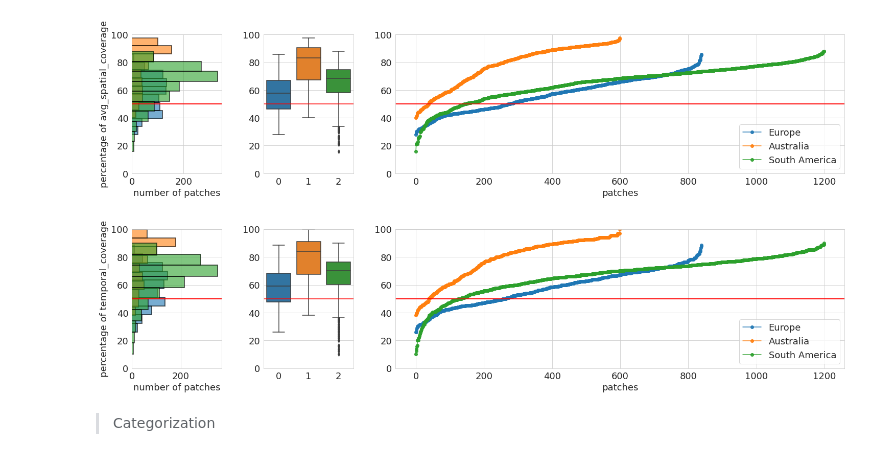
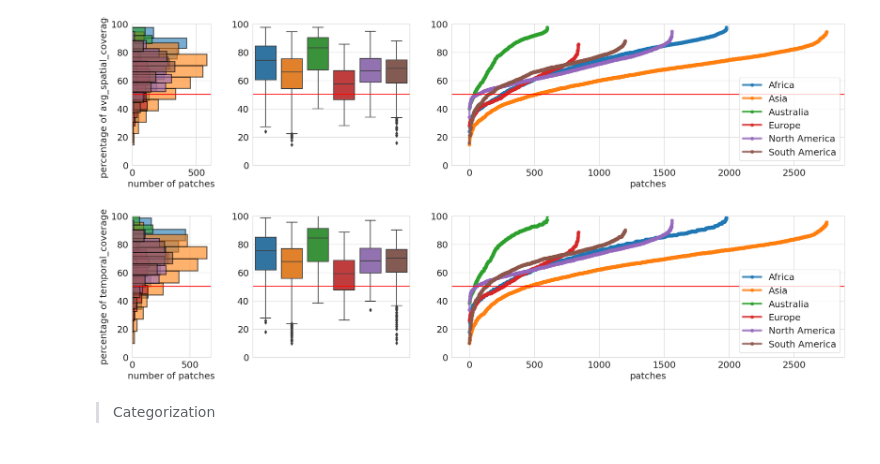
Before and after one commit to fmenat/SITS_S2Coverage, a Jupyter notebook: s2coverage_landcovernet.ipynb, the cells around one changed output. Cells and saved outputs as stored; diff of their text form; code cells hidden in the pictures.

Commit message:
landcovernet full and final version updated

```diff
--- a/s2coverage_landcovernet.ipynb
+++ b/s2coverage_landcovernet.ipynb
@@ -47,9 +11,16 @@ plt.rcParams.update({'font.size': 18})
 import pandas as pd
 from src.visualization.plots import plot_coverage_order
 
-df_stats_eu = pd.read_csv(f"{input_dir}/landcovernet_eu/assesment_spat_50_temp_50_sel_000102040506071011.csv", index_col=0)
-df_stats_au = pd.read_csv(f"{input_dir}/landcovernet_au/assesment_spat_50_temp_50_sel_000102040506071011.csv", index_col=0)
-df_stats_sa = pd.read_csv(f"{input_dir}/landcovernet_sa/assesment_spat_50_temp_50_sel_000102040506071011.csv", index_col=0)
+thres = 50
+df_stats_af = pd.read_csv(f"{input_dir}/landcovernet_af/assesment_spat_{thres}_temp_{thres}_sel_000102040506071011.csv", index_col=0)
+df_stats_as = pd.read_csv(f"{input_dir}/landcovernet_as/assesment_spat_{thres}_temp_{thres}_sel_000102040506071011.csv", index_col=0)
+df_stats_au = pd.read_csv(f"{input_dir}/landcovernet_au/assesment_spat_{thres}_temp_{thres}_sel_000102040506071011.csv", index_col=0)
+df_stats_eu = pd.read_csv(f"{input_dir}/landcovernet_eu/assesment_spat_{thres}_temp_{thres}_sel_000102040506071011.csv", index_col=0)
+df_stats_na = pd.read_csv(f"{input_dir}/landcovernet_na/assesment_spat_{thres}_temp_{thres}_sel_000102040506071011.csv", index_col=0)
+df_stats_sa = pd.read_csv(f"{input_dir}/landcovernet_sa/assesment_spat_{thres}_temp_{thres}_sel_000102040506071011.csv", index_col=0)
+
+#stack all
+df_stats_global = pd.concat([df_stats_af,df_stats_as,df_stats_au,df_stats_eu,df_stats_na,df_stats_sa])
 
 df_stats_eu.head()
 # %% [output]
@@ -61,18 +32,20 @@ df_stats_eu.head()
 | 30SWH_03 | 71 | 50 | 62.431808 | 46 | 64.788732 | ... |
 | 30SWH_04 | 71 | 47 | 59.777488 | 44 | 61.971831 | ... |
 # %%
-plot_coverage_order([df_stats_eu,df_stats_au,df_stats_sa], ["Europe","Australia", "South America"],
-                    "avg_spatial_coverage", lower_limit=50, lower_limit_show=True)
-plt.savefig("imgs/landcovernet_spatial_coverage_50.pdf")
+plot_coverage_order([df_stats_af,df_stats_as,df_stats_au,df_stats_eu,df_stats_na,df_stats_sa],
+                    ["Africa", "Asia", "Australia", "Europe", "North America", "South America"],
+                    "avg_spatial_coverage", lower_limit=thres, lower_limit_show=True)
+plt.savefig(f"imgs/landcovernet_spatial_coverage_{thres}.pdf")
 plt.show()
 
-plot_coverage_order([df_stats_eu,df_stats_au,df_stats_sa], ["Europe","Australia", "South America"],
-                    "temporal_coverage", lower_limit=50, lower_limit_show=True)
-plt.savefig("imgs/landcovernet_temporal_coverage_50.pdf")
+plot_coverage_order([df_stats_af,df_stats_as,df_stats_au,df_stats_eu,df_stats_na,df_stats_sa],
+                    ["Africa", "Asia", "Australia", "Europe", "North America", "South America"],
+                    "temporal_coverage", lower_limit=thres, lower_limit_show=True)
+plt.savefig(f"imgs/landcovernet_temporal_coverage_{thres}.pdf")
 plt.show()
 # %% [output]
-[figure, old version]
+[figure, new version]
-[figure, old version]
+[figure, new version]
 # %% [markdown]
 > Categorization
 # %%
```
Also changed, not shown: parts of 9 cells of this notebook, 19 other files.
